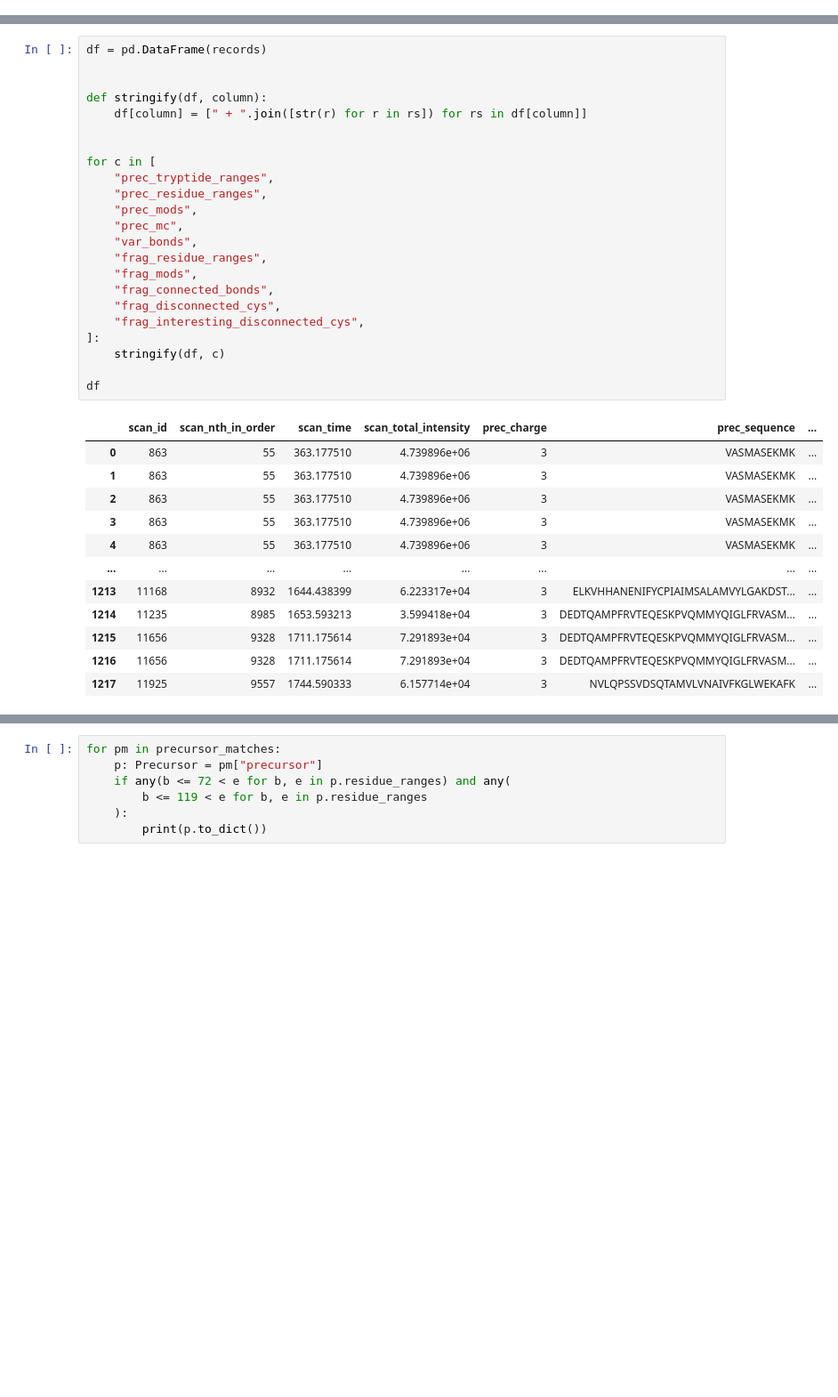
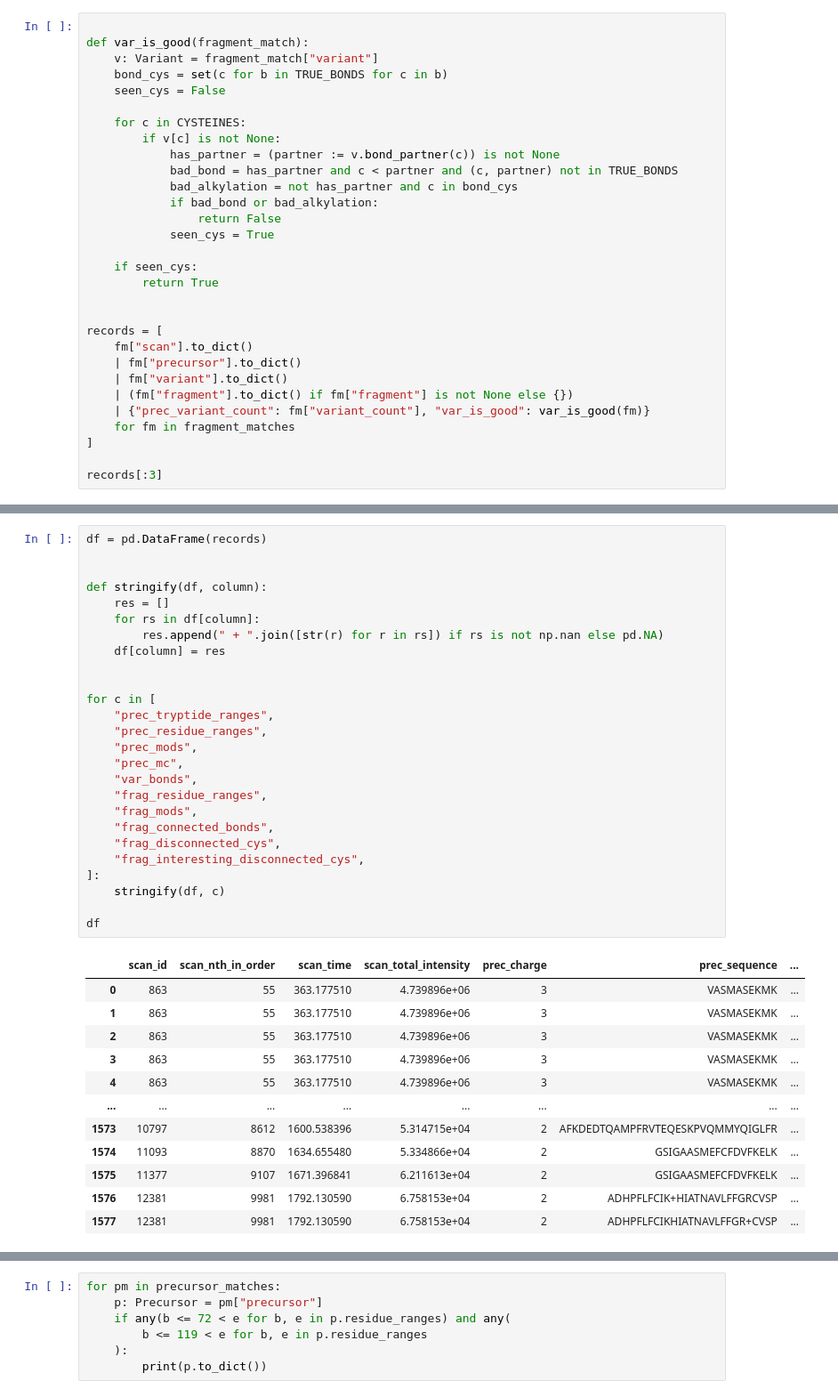
Before and after one commit to Eugleo/dibby, a Jupyter notebook: src/interpretation.ipynb, the cells around one changed output, grey strips where cells are left out. Shown at 89% size. Saved outputs shown, nothing was run; the diff lists cells and outputs as text; blank space fills up the shorter version.

```diff
--- a/src/interpretation.ipynb
+++ b/src/interpretation.ipynb
@@ -114,0 +97,30 @@ records[:3]
+# %%
+
+def var_is_good(fragment_match):
+    v: Variant = fragment_match["variant"]
+    bond_cys = set(c for b in TRUE_BONDS for c in b)
+    seen_cys = False
+
+    for c in CYSTEINES:
+        if v[c] is not None:
+            has_partner = (partner := v.bond_partner(c)) is not None
+            bad_bond = has_partner and c < partner and (c, partner) not in TRUE_BONDS
+            bad_alkylation = not has_partner and c in bond_cys
+            if bad_bond or bad_alkylation:
+                return False
+            seen_cys = True
+
+    if seen_cys:
+        return True
+
+
+records = [
+    fm["scan"].to_dict()
+    | fm["precursor"].to_dict()
+    | fm["variant"].to_dict()
+    | (fm["fragment"].to_dict() if fm["fragment"] is not None else {})
+    | {"prec_variant_count": fm["variant_count"], "var_is_good": var_is_good(fm)}
+    for fm in fragment_matches
+]
+
+records[:3]
@@ -115,36 +145,39 @@ records[:3]
 # %%
 df = pd.DataFrame(records)
 
 
 def stringify(df, column):
-    df[column] = [" + ".join([str(r) for r in rs]) for rs in df[column]]
+    res = []
+    for rs in df[column]:
+        res.append(" + ".join([str(r) for r in rs]) if rs is not np.nan else pd.NA)
+    df[column] = res
 
 
 for c in [
     "prec_tryptide_ranges",
     "prec_residue_ranges",
     "prec_mods",
     "prec_mc",
     "var_bonds",
     "frag_residue_ranges",
     "frag_mods",
     "frag_connected_bonds",
     "frag_disconnected_cys",
     "frag_interesting_disconnected_cys",
 ]:
     stringify(df, c)
 
 df
 # %% [output]
 |  | scan_id | scan_nth_in_order | scan_time | scan_total_intensity | prec_charge | prec_sequence | ... |
 | 0 | 863 | 55 | 363.177510 | 4.739896e+06 | 3 | VASMASEKMK | ... |
 | 1 | 863 | 55 | 363.177510 | 4.739896e+06 | 3 | VASMASEKMK | ... |
 | 2 | 863 | 55 | 363.177510 | 4.739896e+06 | 3 | VASMASEKMK | ... |
 | 3 | 863 | 55 | 363.177510 | 4.739896e+06 | 3 | VASMASEKMK | ... |
 | 4 | 863 | 55 | 363.177510 | 4.739896e+06 | 3 | VASMASEKMK | ... |
 | ... | ... | ... | ... | ... | ... | ... | ... |
-| 1213 | 11168 | 8932 | 1644.438399 | 6.223317e+04 | 3 | ELKVHHANENIFYCPIAIMSALAMVYLGAKDST... | ... |
-| 1214 | 11235 | 8985 | 1653.593213 | 3.599418e+04 | 3 | DEDTQAMPFRVTEQESKPVQMMYQIGLFRVASM... | ... |
-| 1215 | 11656 | 9328 | 1711.175614 | 7.291893e+04 | 3 | DEDTQAMPFRVTEQESKPVQMMYQIGLFRVASM... | ... |
-| 1216 | 11656 | 9328 | 1711.175614 | 7.291893e+04 | 3 | DEDTQAMPFRVTEQESKPVQMMYQIGLFRVASM... | ... |
-| 1217 | 11925 | 9557 | 1744.590333 | 6.157714e+04 | 3 | NVLQPSSVDSQTAMVLVNAIVFKGLWEKAFK | ... |
+| 1573 | 10797 | 8612 | 1600.538396 | 5.314715e+04 | 2 | AFKDEDTQAMPFRVTEQESKPVQMMYQIGLFR | ... |
+| 1574 | 11093 | 8870 | 1634.655480 | 5.334866e+04 | 2 | GSIGAASMEFCFDVFKELK | ... |
+| 1575 | 11377 | 9107 | 1671.396841 | 6.211613e+04 | 2 | GSIGAASMEFCFDVFKELK | ... |
+| 1576 | 12381 | 9981 | 1792.130590 | 6.758153e+04 | 2 | ADHPFLFCIK+HIATNAVLFFGRCVSP | ... |
+| 1577 | 12381 | 9981 | 1792.130590 | 6.758153e+04 | 2 | ADHPFLFCIKHIATNAVLFFGR+CVSP | ... |
```
Also changed, not shown: parts of 16 cells of this notebook, 12 other files.
